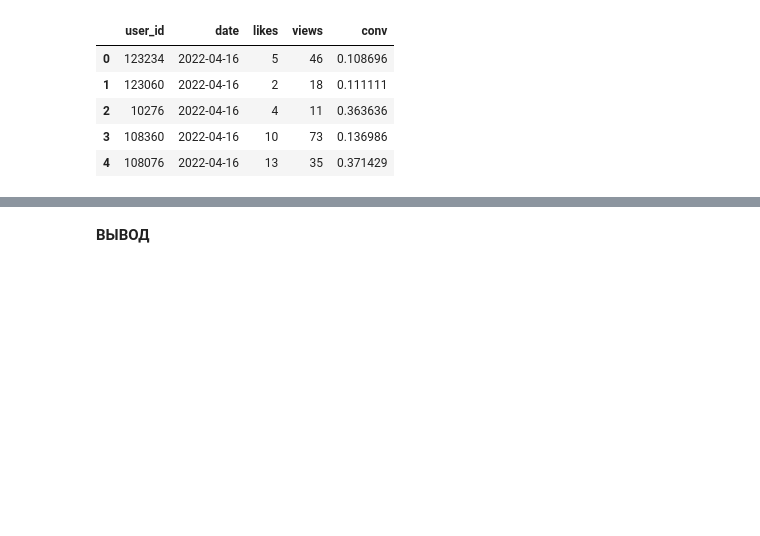
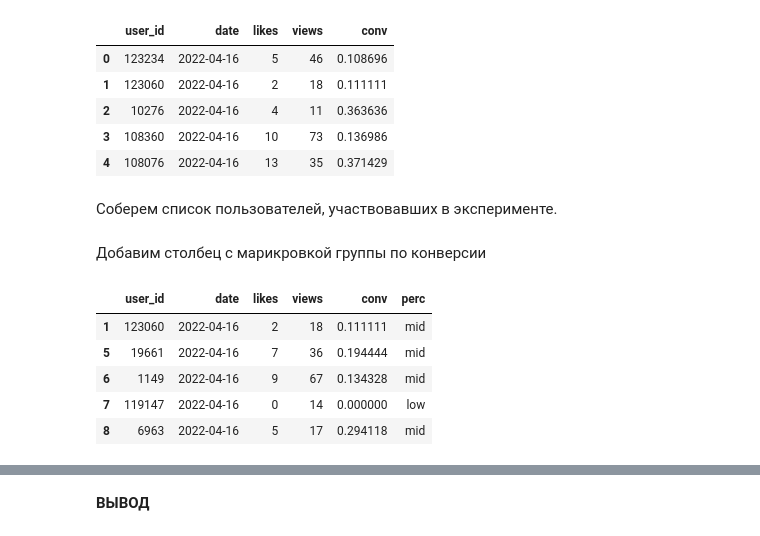
Before and after one commit to mvsmv/anarmovsumov, a Jupyter notebook: ab_tests/ab_test__ctr.ipynb, the cells around one changed output, grey strips where cells are left out. Cells and saved outputs as stored; diff of their text form; code cells hidden in the pictures; blank space fills up the shorter version.

```diff
--- a/ab_tests/ab_test__ctr.ipynb
+++ b/ab_tests/ab_test__ctr.ipynb
@@ -342,6 +344,8 @@ ctr_bef.head()
 | 2 | 10276 | 2022-04-16 | 4 | 11 | 0.363636 |
 | 3 | 108360 | 2022-04-16 | 10 | 73 | 0.136986 |
 | 4 | 108076 | 2022-04-16 | 13 | 35 | 0.371429 |
+# %% [markdown]
+Соберем список пользователей, участвовавших в эксперименте.
 # %%
 users_list = exp_2['user_id'].unique()
 # %%
@@ -349,3 +353,14 @@ ctr_bef = ctr_bef.query('user_id in @users_list')
+# %% [markdown]
+Добавим столбец с марикровкой группы по конверсии
 # %%
-ctr_bef['perc'] = ctr_bef['conv'].apply(lambda x: 'low' if x <= np.percentile(exp_1['conv'], 25) \
-     else ('high' if x >= np.percentile(exp_1['conv'], 75) else 'mid'))
+ctr_bef['perc'] = ctr_bef['conv'].apply(lambda x: 'low' if x <= np.percentile(exp_2['conv'], 25) \
+     else ('high' if x >= np.percentile(exp_2['conv'], 75) else 'mid'))
+
+ctr_bef.head()
+# %% [output]
+|  | user_id | date | likes | views | conv | perc |
+| 1 | 123060 | 2022-04-16 | 2 | 18 | 0.111111 | mid |
+| 5 | 19661 | 2022-04-16 | 7 | 36 | 0.194444 | mid |
+| 6 | 1149 | 2022-04-16 | 9 | 67 | 0.134328 | mid |
+| 7 | 119147 | 2022-04-16 | 0 | 14 | 0.000000 | low |
+| 8 | 6963 | 2022-04-16 | 5 | 17 | 0.294118 | mid |
```
Also changed, not shown: parts of 14 cells of this notebook.
